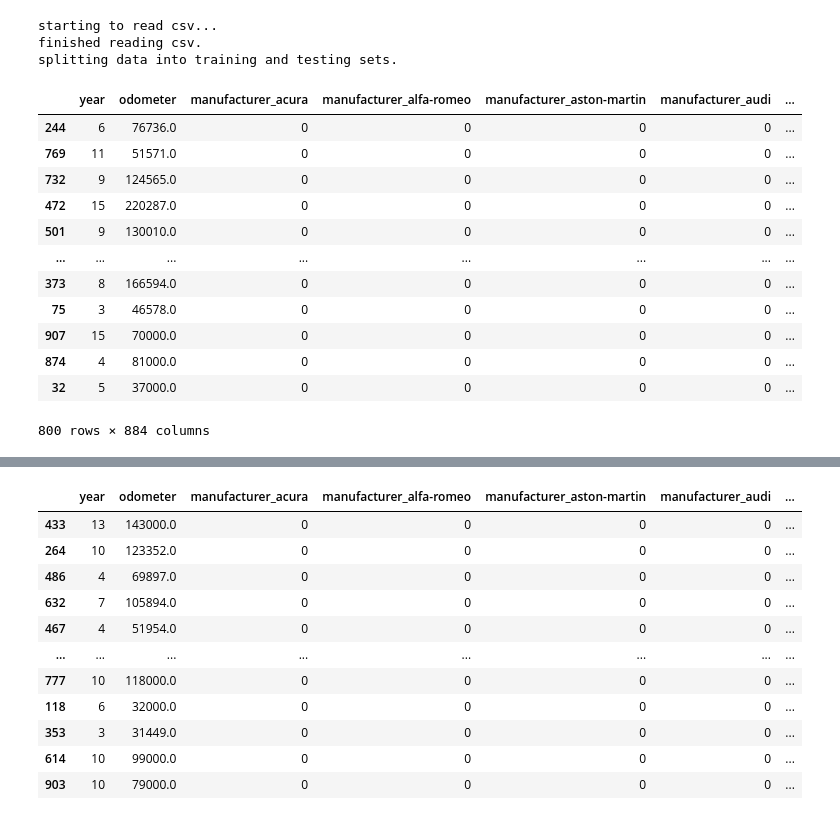
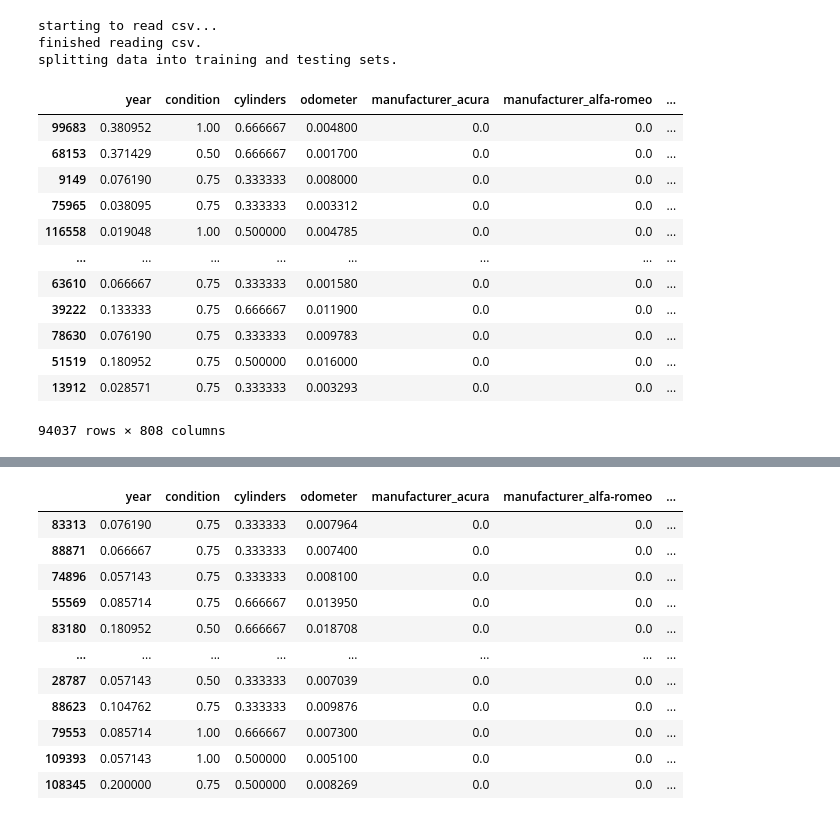
Before and after one commit to andre3racks/car-value-prediction, a Jupyter notebook: models/NeuralNetwork/NeuralNetwork.ipynb, the cells around one changed output, grey strips where cells are left out. Drawn from its saved outputs; the diff is of its cells as text; code cells hidden in the pictures.

```diff
--- a/models/NeuralNetwork/NeuralNetwork.ipynb
+++ b/models/NeuralNetwork/NeuralNetwork.ipynb
@@ -1,63 +1,50 @@
 # %%
 import os
 import random
 import numpy as np
 import pandas as pd
 import matplotlib.pyplot as plt
 from IPython.display import display
 from sklearn.preprocessing import MinMaxScaler
 
 from sklearn import linear_model
 from sklearn.tree import DecisionTreeRegressor
 from sklearn.ensemble import RandomForestRegressor
 from sklearn.metrics import mean_absolute_error
 from sklearn.metrics import mean_squared_error
 from sklearn.model_selection import train_test_split
 from sklearn import preprocessing
 import sys
 sys.path.append('../..')
 from data.data_loader import get_splits
 from utils.plot import plot_2D
 
-data = get_splits('../../data/vehicles_clean_encoded.csv', 0.2)
+# Reading and displaying data from file full_encoded.csv
+dataFull = get_splits('../../data/encoded_data/full_encoded.csv', 0.2)
 
-#display(data)
+X_trainFull = dataFull['X_train']
+y_trainFull = dataFull['Y_train']
+X_testFull = dataFull['X_test']
+y_testFull = dataFull['Y_test']
 
-"""new_data = data[data['Model'] != 'NOTVALID']
-display(new_data['Model'])
-price_data=new_data['Price']
-features_data=new_data.drop('Price',1)"""
-
-
-
-"""x = features_data.values #returns a numpy array
-min_max_scaler = preprocessing.MinMaxScaler()
-x_scaled = min_max_scaler.fit_transform(x)
-features_data = pd.DataFrame(x_scaled)
-display(features_data)"""
-X_train = data['X_train']
-y_train = data['Y_train']
-X_test = data['X_test']
-y_test = data['Y_test']
-
-display(X_train)
-display(y_train)
-display(X_test)
-display(y_test)
+display(X_trainFull)
+display(y_trainFull)
+display(X_testFull)
+display(y_testFull)
 # %% [output]
 starting to read csv...
 finished reading csv.
 splitting data into training and testing sets.
-|  | year | odometer | manufacturer_acura | manufacturer_alfa-romeo | manufacturer_aston-martin | manufacturer_audi | ... |
-| 244 | 6 | 76736.0 | 0 | 0 | 0 | 0 | ... |
-| 769 | 11 | 51571.0 | 0 | 0 | 0 | 0 | ... |
-| 732 | 9 | 124565.0 | 0 | 0 | 0 | 0 | ... |
-| 472 | 15 | 220287.0 | 0 | 0 | 0 | 0 | ... |
-| 501 | 9 | 130010.0 | 0 | 0 | 0 | 0 | ... |
+|  | year | condition | cylinders | odometer | manufacturer_acura | manufacturer_alfa-romeo | ... |
+| 99683 | 0.380952 | 1.00 | 0.666667 | 0.004800 | 0.0 | 0.0 | ... |
+| 68153 | 0.371429 | 0.50 | 0.666667 | 0.001700 | 0.0 | 0.0 | ... |
+| 9149 | 0.076190 | 0.75 | 0.333333 | 0.008000 | 0.0 | 0.0 | ... |
+| 75965 | 0.038095 | 0.75 | 0.333333 | 0.003312 | 0.0 | 0.0 | ... |
+| 116558 | 0.019048 | 1.00 | 0.500000 | 0.004785 | 0.0 | 0.0 | ... |
 | ... | ... | ... | ... | ... | ... | ... | ... |
-| 373 | 8 | 166594.0 | 0 | 0 | 0 | 0 | ... |
-| 75 | 3 | 46578.0 | 0 | 0 | 0 | 0 | ... |
-| 907 | 15 | 70000.0 | 0 | 0 | 0 | 0 | ... |
-| 874 | 4 | 81000.0 | 0 | 0 | 0 | 0 | ... |
-| 32 | 5 | 37000.0 | 0 | 0 | 0 | 0 | ... |
+| 63610 | 0.066667 | 0.75 | 0.333333 | 0.001580 | 0.0 | 0.0 | ... |
+| 39222 | 0.133333 | 0.75 | 0.666667 | 0.011900 | 0.0 | 0.0 | ... |
+| 78630 | 0.076190 | 0.75 | 0.333333 | 0.009783 | 0.0 | 0.0 | ... |
+| 51519 | 0.180952 | 0.75 | 0.500000 | 0.016000 | 0.0 | 0.0 | ... |
+| 13912 | 0.028571 | 0.75 | 0.333333 | 0.003293 | 0.0 | 0.0 | ... |
-800 rows × 884 columns
+94037 rows × 808 columns
@@ -76,12 +63,12 @@ Name: price, Length: 800, dtype: object
-|  | year | odometer | manufacturer_acura | manufacturer_alfa-romeo | manufacturer_aston-martin | manufacturer_audi | ... |
-| 433 | 13 | 143000.0 | 0 | 0 | 0 | 0 | ... |
-| 264 | 10 | 123352.0 | 0 | 0 | 0 | 0 | ... |
-| 486 | 4 | 69897.0 | 0 | 0 | 0 | 0 | ... |
-| 632 | 7 | 105894.0 | 0 | 0 | 0 | 0 | ... |
-| 467 | 4 | 51954.0 | 0 | 0 | 0 | 0 | ... |
+|  | year | condition | cylinders | odometer | manufacturer_acura | manufacturer_alfa-romeo | ... |
+| 83313 | 0.076190 | 0.75 | 0.333333 | 0.007964 | 0.0 | 0.0 | ... |
+| 88871 | 0.066667 | 0.75 | 0.333333 | 0.007400 | 0.0 | 0.0 | ... |
+| 74896 | 0.057143 | 0.75 | 0.333333 | 0.008100 | 0.0 | 0.0 | ... |
+| 55569 | 0.085714 | 0.75 | 0.666667 | 0.013950 | 0.0 | 0.0 | ... |
+| 83180 | 0.180952 | 0.50 | 0.666667 | 0.018708 | 0.0 | 0.0 | ... |
 | ... | ... | ... | ... | ... | ... | ... | ... |
-| 777 | 10 | 118000.0 | 0 | 0 | 0 | 0 | ... |
-| 118 | 6 | 32000.0 | 0 | 0 | 0 | 0 | ... |
-| 353 | 3 | 31449.0 | 0 | 0 | 0 | 0 | ... |
-| 614 | 10 | 99000.0 | 0 | 0 | 0 | 0 | ... |
-| 903 | 10 | 79000.0 | 0 | 0 | 0 | 0 | ... |
+| 28787 | 0.057143 | 0.50 | 0.333333 | 0.007039 | 0.0 | 0.0 | ... |
+| 88623 | 0.104762 | 0.75 | 0.333333 | 0.009876 | 0.0 | 0.0 | ... |
+| 79553 | 0.085714 | 1.00 | 0.666667 | 0.007300 | 0.0 | 0.0 | ... |
+| 109393 | 0.057143 | 1.00 | 0.500000 | 0.005100 | 0.0 | 0.0 | ... |
+| 108345 | 0.200000 | 0.75 | 0.500000 | 0.008269 | 0.0 | 0.0 | ... |
```
Also changed, not shown: parts of 24 cells of this notebook, 1 other file.
